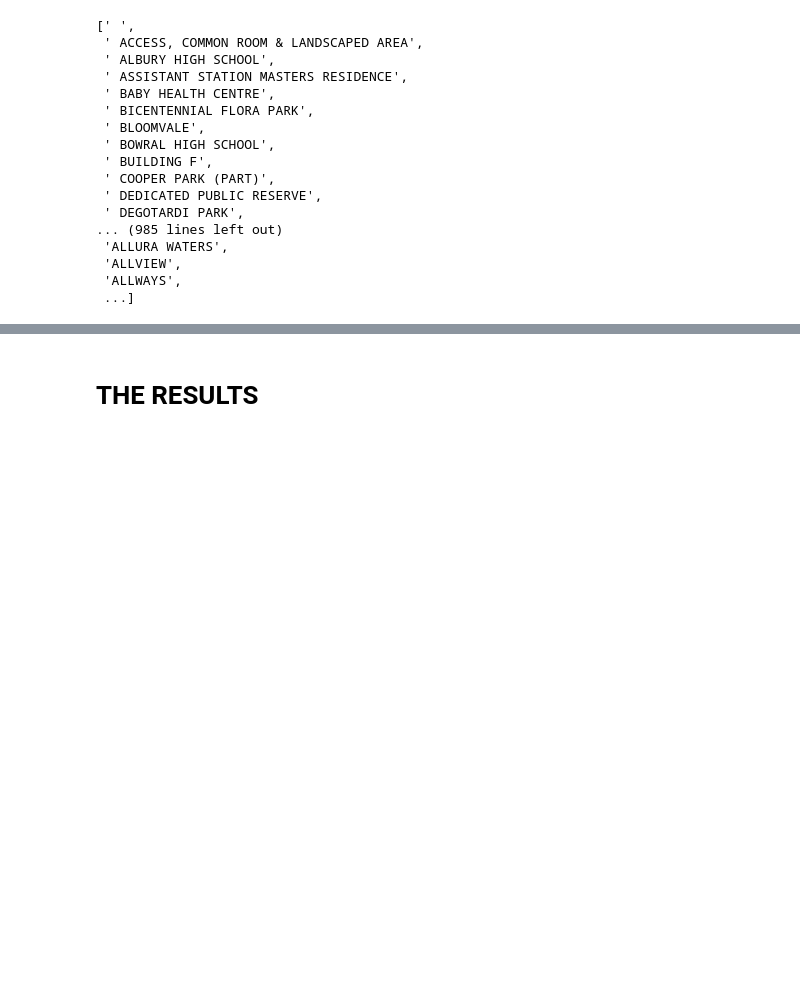
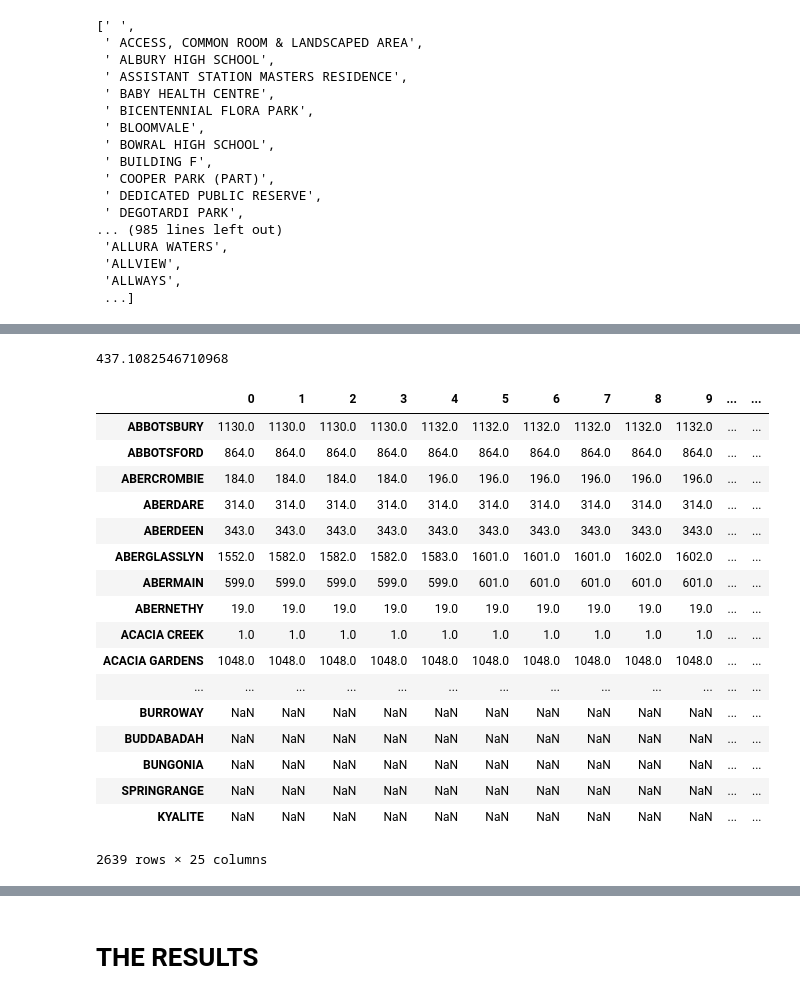
Before and after one commit to elijahjorell/open-data-project, a Jupyter notebook: CODE1161 Presentation.ipynb, the cells around one changed output, grey strips where cells are left out. Cells and saved outputs as stored; diff of their text form; code cells hidden in the pictures; blank space fills up the shorter version.

```diff
--- a/CODE1161 Presentation.ipynb
+++ b/CODE1161 Presentation.ipynb
@@ -244,0 +308,37 @@ lv_data_201907_area_hist.get_yaxis().set_major_formatter(matplotlib.ticker.FuncF
+# %%
+# ===================================
+# AGGREGATING SUBURB HOUSE COUNT DATA
+# ===================================
+
+import time
+
+start_time = time.time()
+
+# get the house count for all monthly data
+suburb_house_count = pd.concat([get_suburb_house_count_from_lv_dataset(concat_all_csv_in_zipfile_into_one_df(local_zipfile)) \
+                                for local_zipfile in local_zipfile_path_list], sort=False, axis=1)
+
+elapsed_time = time.time() - start_time
+print(elapsed_time)
+
+suburb_house_count
+# %% [output]
+437.1082546710968
+|  | 0 | 1 | 2 | 3 | 4 | 5 | 6 | 7 | 8 | 9 | ... | ... |
+| ABBOTSBURY | 1130.0 | 1130.0 | 1130.0 | 1130.0 | 1132.0 | 1132.0 | 1132.0 | 1132.0 | 1132.0 | 1132.0 | ... | ... |
+| ABBOTSFORD | 864.0 | 864.0 | 864.0 | 864.0 | 864.0 | 864.0 | 864.0 | 864.0 | 864.0 | 864.0 | ... | ... |
+| ABERCROMBIE | 184.0 | 184.0 | 184.0 | 184.0 | 196.0 | 196.0 | 196.0 | 196.0 | 196.0 | 196.0 | ... | ... |
+| ABERDARE | 314.0 | 314.0 | 314.0 | 314.0 | 314.0 | 314.0 | 314.0 | 314.0 | 314.0 | 314.0 | ... | ... |
+| ABERDEEN | 343.0 | 343.0 | 343.0 | 343.0 | 343.0 | 343.0 | 343.0 | 343.0 | 343.0 | 343.0 | ... | ... |
+| ABERGLASSLYN | 1552.0 | 1582.0 | 1582.0 | 1582.0 | 1583.0 | 1601.0 | 1601.0 | 1601.0 | 1602.0 | 1602.0 | ... | ... |
+| ABERMAIN | 599.0 | 599.0 | 599.0 | 599.0 | 599.0 | 601.0 | 601.0 | 601.0 | 601.0 | 601.0 | ... | ... |
+| ABERNETHY | 19.0 | 19.0 | 19.0 | 19.0 | 19.0 | 19.0 | 19.0 | 19.0 | 19.0 | 19.0 | ... | ... |
+| ACACIA CREEK | 1.0 | 1.0 | 1.0 | 1.0 | 1.0 | 1.0 | 1.0 | 1.0 | 1.0 | 1.0 | ... | ... |
+| ACACIA GARDENS | 1048.0 | 1048.0 | 1048.0 | 1048.0 | 1048.0 | 1048.0 | 1048.0 | 1048.0 | 1048.0 | 1048.0 | ... | ... |
+| ... | ... | ... | ... | ... | ... | ... | ... | ... | ... | ... | ... | ... |
+| BURROWAY | NaN | NaN | NaN | NaN | NaN | NaN | NaN | NaN | NaN | NaN | ... | ... |
+| BUDDABADAH | NaN | NaN | NaN | NaN | NaN | NaN | NaN | NaN | NaN | NaN | ... | ... |
+| BUNGONIA | NaN | NaN | NaN | NaN | NaN | NaN | NaN | NaN | NaN | NaN | ... | ... |
+| SPRINGRANGE | NaN | NaN | NaN | NaN | NaN | NaN | NaN | NaN | NaN | NaN | ... | ... |
+| KYALITE | NaN | NaN | NaN | NaN | NaN | NaN | NaN | NaN | NaN | NaN | ... | ... |
+2639 rows × 25 columns
```
Also changed, not shown: parts of 13 cells of this notebook.
